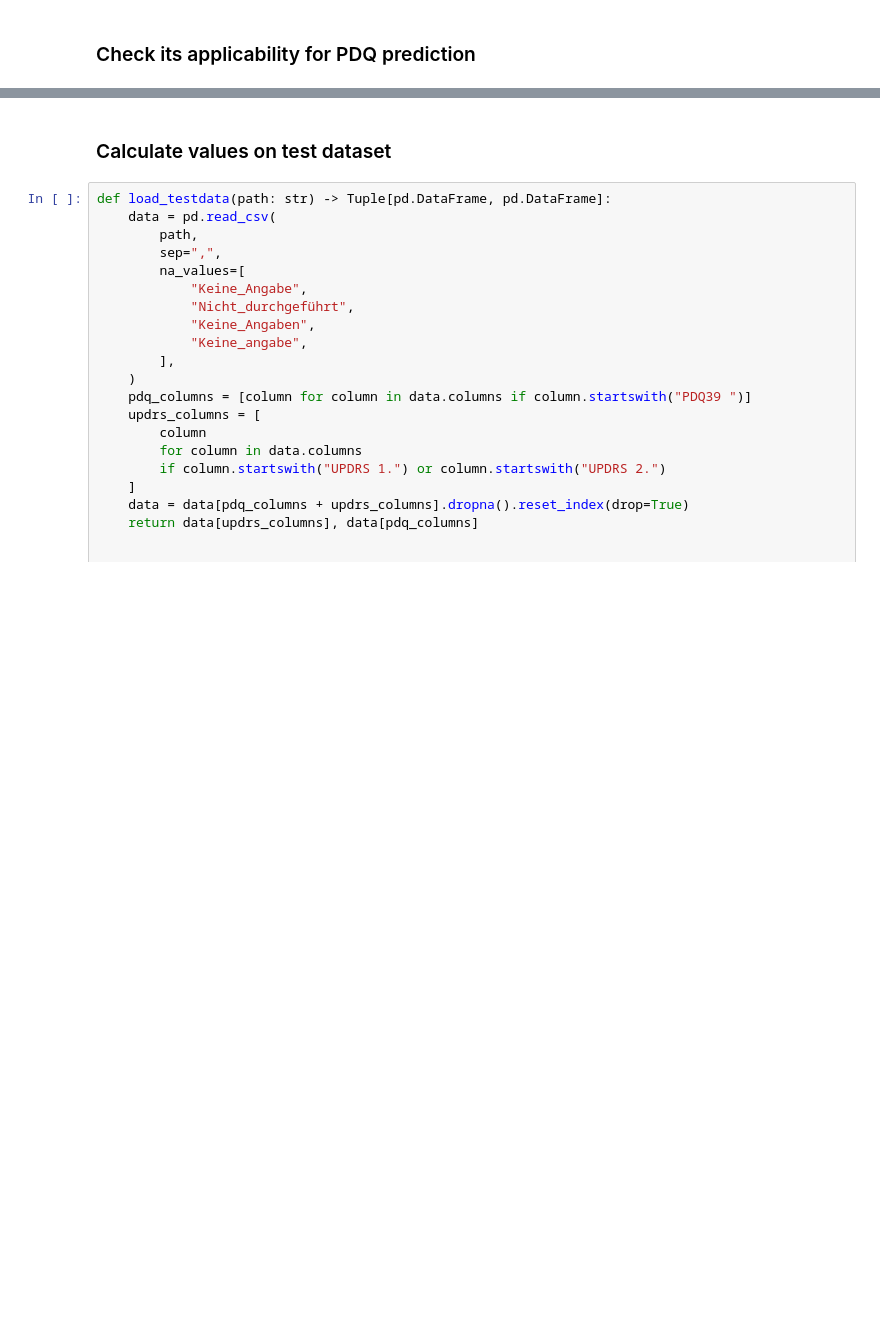
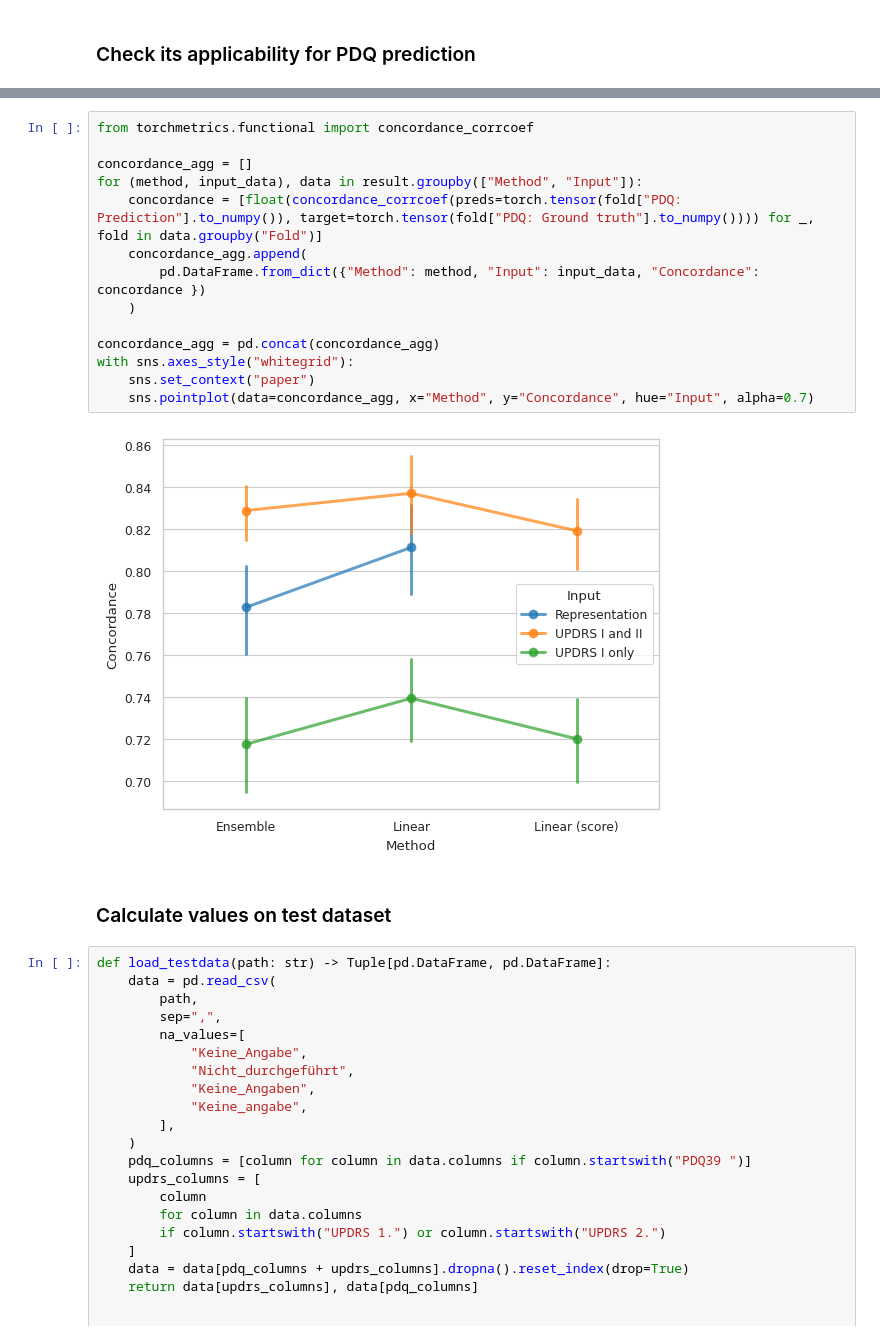
Before and after one commit to UKEIAM/de.uke.iam.parkinson.vae_longitudinal, a Jupyter notebook: src/vae.ipynb, the cells around one changed output, grey strips where cells are left out. Saved outputs shown, nothing was run; the diff lists cells and outputs as text; blank space fills up the shorter version.

```diff
--- a/src/vae.ipynb
+++ b/src/vae.ipynb
@@ -369,3 +256,19 @@ with sns.axes_style("whitegrid"):
+# %%
+from torchmetrics.functional import concordance_corrcoef
+
+concordance_agg = []
+for (method, input_data), data in result.groupby(["Method", "Input"]):
+    concordance = [float(concordance_corrcoef(preds=torch.tensor(fold["PDQ: Prediction"].to_numpy()), target=torch.tensor(fold["PDQ: Ground truth"].to_numpy()))) for _, fold in data.groupby("Fold")]
+    concordance_agg.append(
+        pd.DataFrame.from_dict({"Method": method, "Input": input_data, "Concordance": concordance })
+    )
+
+concordance_agg = pd.concat(concordance_agg)
+with sns.axes_style("whitegrid"):
+    sns.set_context("paper")
+    sns.pointplot(data=concordance_agg, x="Method", y="Concordance", hue="Input", alpha=0.7)
+# %% [output]
+[figure, added]
 # %% [markdown]
 ### Calculate values on test dataset
 # %%
```
Also changed, not shown: parts of 13 cells of this notebook, 4 other files.
